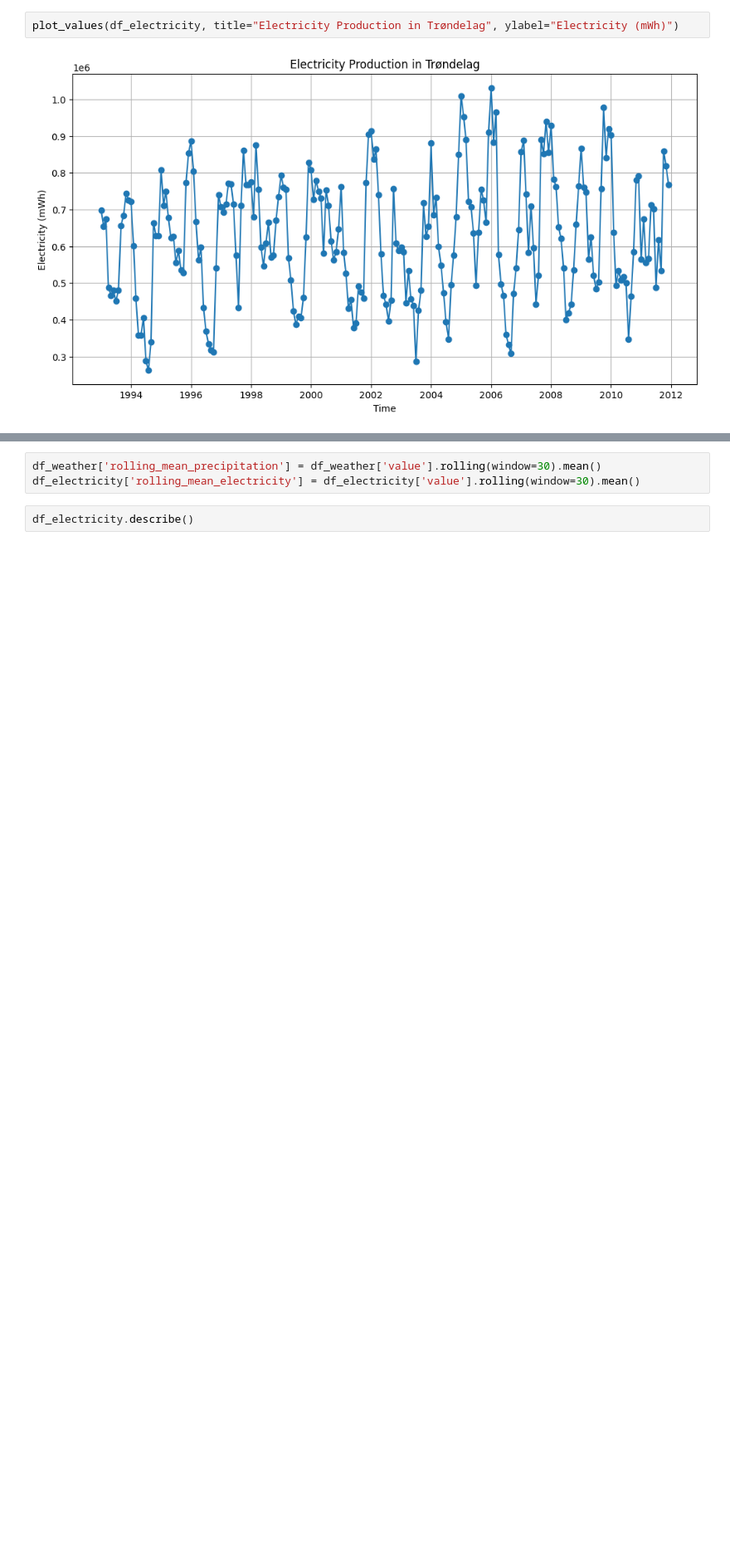
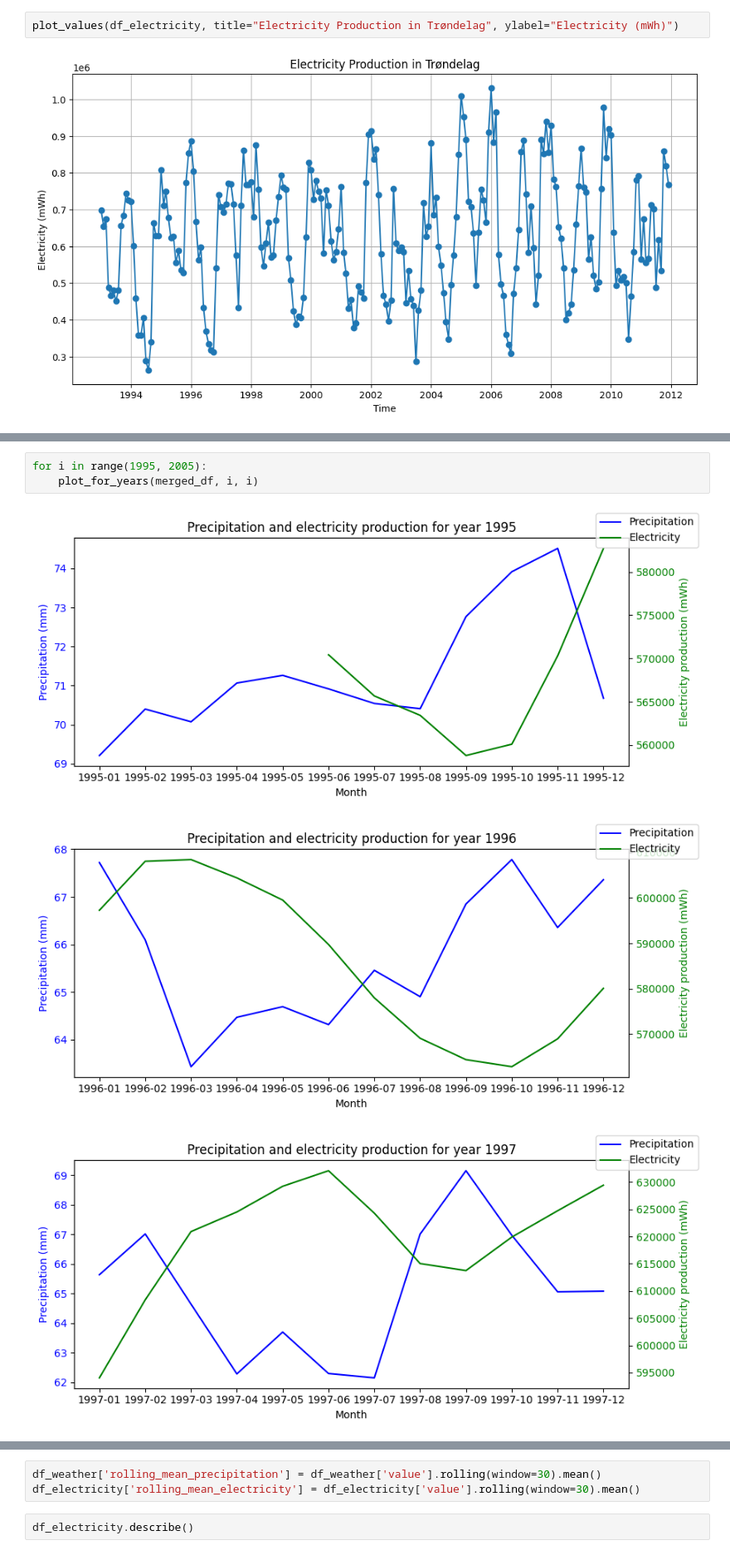
Before and after one commit to alexmakassiouk/ntnu-time-series, a Jupyter notebook: exploration.ipynb, the cells around one changed output, grey strips where cells are left out. Shown at 83% size. Drawn from its saved outputs; the diff is of its cells as text; blank space fills up the shorter version.

```diff
--- a/exploration.ipynb
+++ b/exploration.ipynb
@@ -73,0 +125,7 @@ plot_values(df_electricity, title="Electricity Production in Trøndelag", ylabel
+# %%
+for i in range(1995, 2005):
+    plot_for_years(merged_df, i, i)
+# %% [output]
+[figure, added]
+[figure, added]
+[figure, added]
```
Also changed, not shown: parts of 15 cells of this notebook.
